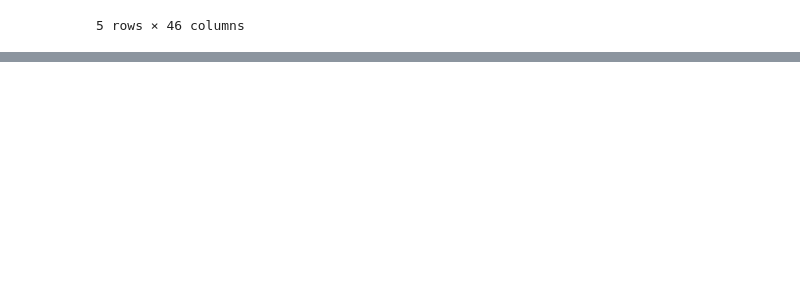
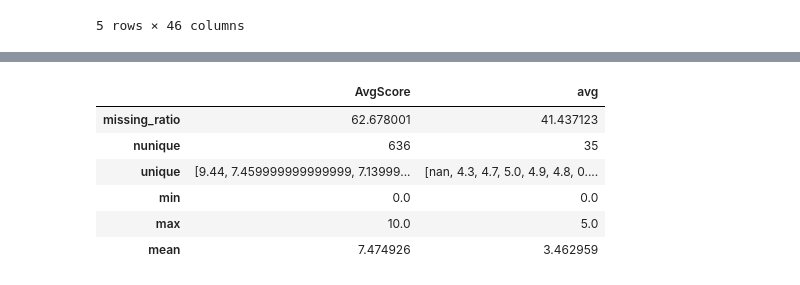
Before and after one commit to InventN/foody_API_data, a Jupyter notebook: merge_all_finals.ipynb, the cells around one changed output, grey strips where cells are left out. Saved outputs shown, nothing was run; the diff lists cells and outputs as text; code cells hidden in the pictures; blank space fills up the shorter version.

```diff
--- a/merge_all_finals.ipynb
+++ b/merge_all_finals.ipynb
@@ -121,0 +152,12 @@ result.head()
+# %%
+def missing_ratio(s):
+    return s.isna().sum() * 100 / len(s)
+result[['AvgScore', 'avg']].agg([missing_ratio, pd.Series.nunique, pd.Series.unique, pd.Series.min, pd.Series.max, pd.Series.mean])
+# %% [output]
+|  | AvgScore | avg |
+| missing_ratio | 62.678001 | 41.437123 |
+| nunique | 636 | 35 |
+| unique | [9.44, 7.459999999999999, 7.13999... | [nan, 4.3, 4.7, 5.0, 4.9, 4.8, 0.... |
+| min | 0.0 | 0.0 |
+| max | 10.0 | 5.0 |
+| mean | 7.474926 | 3.462959 |
```
Also changed, not shown: parts of 9 cells of this notebook.
